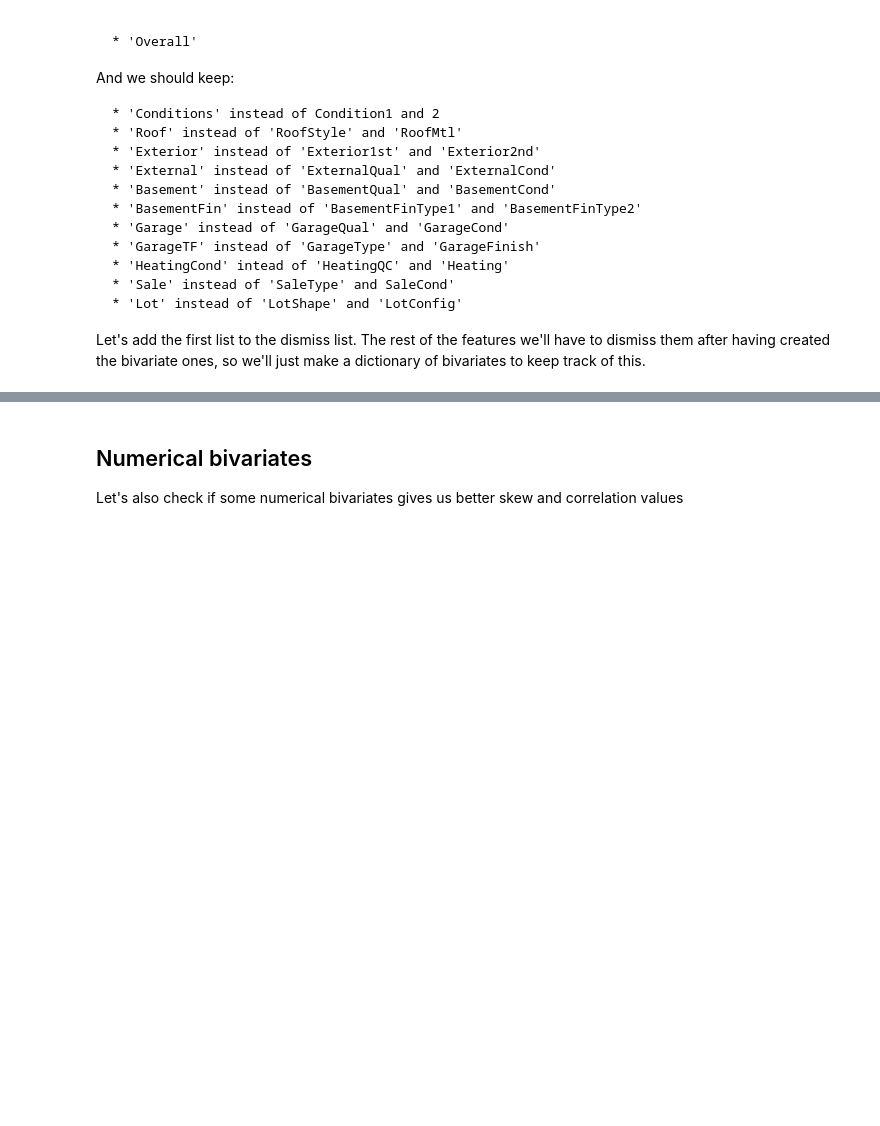
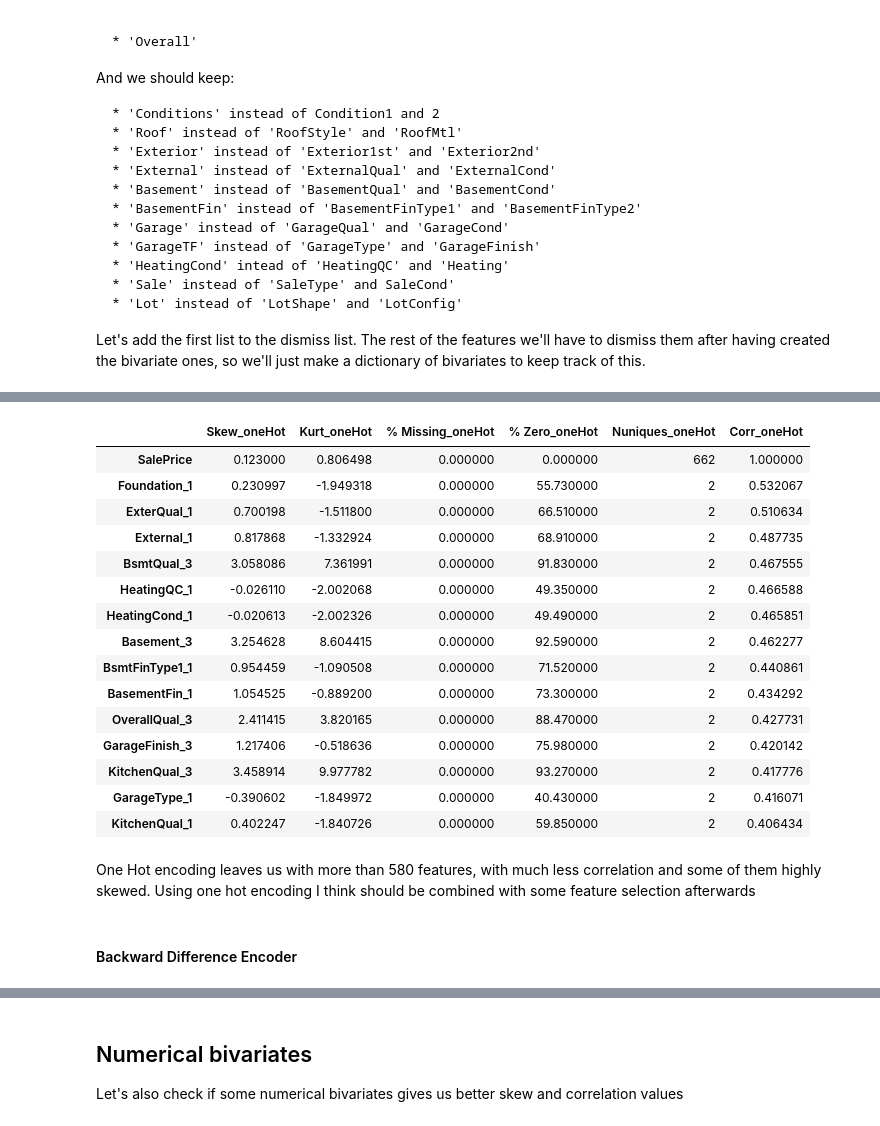
Before and after one commit to lrvlr/house-pricing-kaggle, a Jupyter notebook: AnalyzingHousePricesDF-lrvlr.ipynb, the cells around one changed output, grey strips where cells are left out. Saved outputs shown, nothing was run; the diff lists cells and outputs as text; code cells hidden in the pictures; blank space fills up the shorter version.

```diff
--- a/AnalyzingHousePricesDF-lrvlr.ipynb
+++ b/AnalyzingHousePricesDF-lrvlr.ipynb
@@ -738,0 +745,5 @@ catBivs = {'Conditions': ('Condition1', 'Condition2'),
+# %%
+oneHot_enc = ce.OneHotEncoder(cols=meta_cat)
+oneHot_enc.fit(train[meta_cat], train['SalePrice'])
+oneHotEncoded = pd.concat([oneHot_enc.transform(train[meta_cat]),train['SalePrice']],axis=1)
+oneHotEncoded.head()
@@ -738,0 +759,24 @@ catBivs = {'Conditions': ('Condition1', 'Condition2'),
+# %%
+df_oneHotCatInfo = tab.numTable(oneHotEncoded, 'SalePrice', describe=False).add_suffix('_oneHot')
+df_oneHotCatInfo.head(15).style.background_gradient(subset=['Corr_oneHot'])
+# %% [output]
+|  | Skew_oneHot | Kurt_oneHot | % Missing_oneHot | % Zero_oneHot | Nuniques_oneHot | Corr_oneHot |
+| SalePrice | 0.123000 | 0.806498 | 0.000000 | 0.000000 | 662 | 1.000000 |
+| Foundation_1 | 0.230997 | -1.949318 | 0.000000 | 55.730000 | 2 | 0.532067 |
+| ExterQual_1 | 0.700198 | -1.511800 | 0.000000 | 66.510000 | 2 | 0.510634 |
+| External_1 | 0.817868 | -1.332924 | 0.000000 | 68.910000 | 2 | 0.487735 |
+| BsmtQual_3 | 3.058086 | 7.361991 | 0.000000 | 91.830000 | 2 | 0.467555 |
+| HeatingQC_1 | -0.026110 | -2.002068 | 0.000000 | 49.350000 | 2 | 0.466588 |
+| HeatingCond_1 | -0.020613 | -2.002326 | 0.000000 | 49.490000 | 2 | 0.465851 |
+| Basement_3 | 3.254628 | 8.604415 | 0.000000 | 92.590000 | 2 | 0.462277 |
+| BsmtFinType1_1 | 0.954459 | -1.090508 | 0.000000 | 71.520000 | 2 | 0.440861 |
+| BasementFin_1 | 1.054525 | -0.889200 | 0.000000 | 73.300000 | 2 | 0.434292 |
+| OverallQual_3 | 2.411415 | 3.820165 | 0.000000 | 88.470000 | 2 | 0.427731 |
+| GarageFinish_3 | 1.217406 | -0.518636 | 0.000000 | 75.980000 | 2 | 0.420142 |
+| KitchenQual_3 | 3.458914 | 9.977782 | 0.000000 | 93.270000 | 2 | 0.417776 |
+| GarageType_1 | -0.390602 | -1.849972 | 0.000000 | 40.430000 | 2 | 0.416071 |
+| KitchenQual_1 | 0.402247 | -1.840726 | 0.000000 | 59.850000 | 2 | 0.406434 |
+# %% [markdown]
+One Hot encoding leaves us with more than 580 features, with much less correlation and some of them highly skewed. Using one hot encoding I think should be combined with some feature selection afterwards
+# %% [markdown]
+#### Backward Difference Encoder
```
Also changed, not shown: parts of 29 cells of this notebook.
